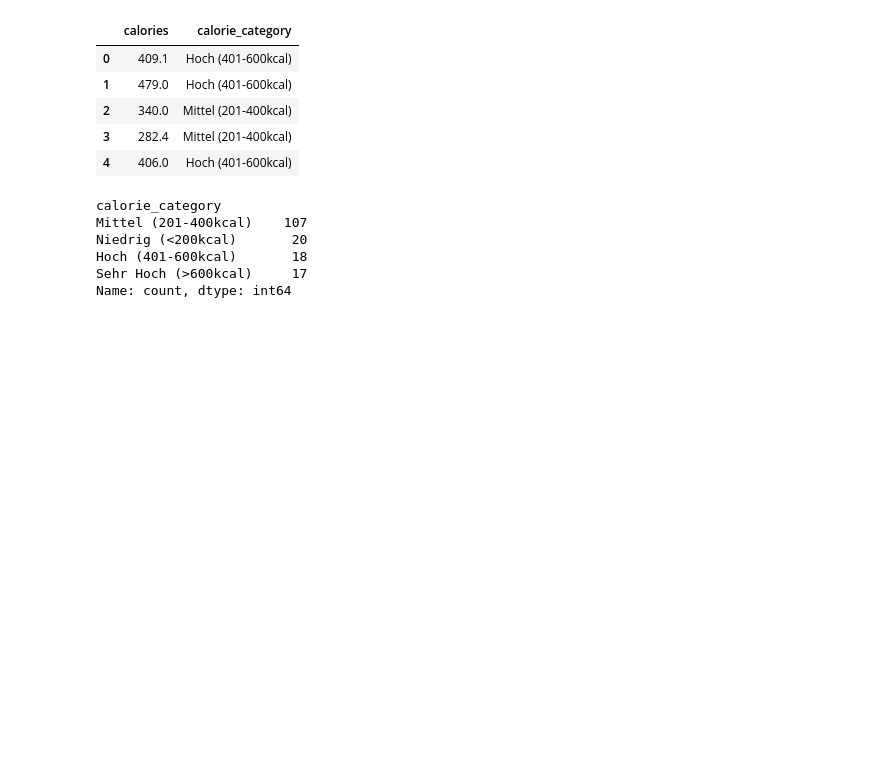
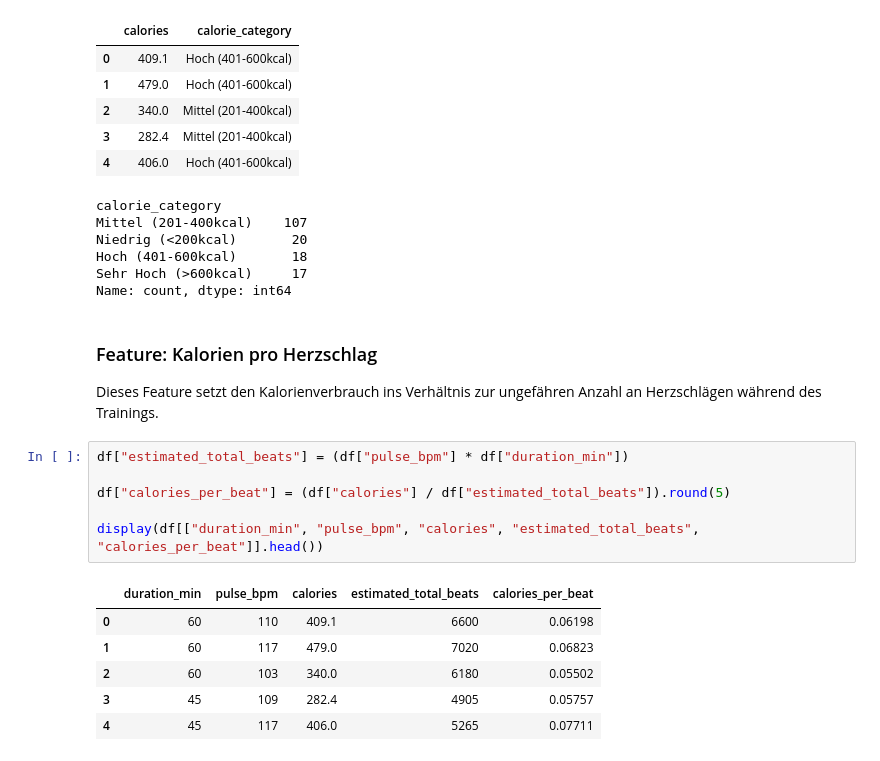
Before and after one commit to MarkDetki/Fitness-exercise, a Jupyter notebook: notebooks/feature engineering/feature engineering.ipynb, the cells around one changed output. Drawn from its saved outputs; the diff is of its cells as text; blank space fills up the shorter version.

```diff
--- a/notebooks/feature engineering/feature engineering.ipynb
+++ b/notebooks/feature engineering/feature engineering.ipynb
@@ -179,3 +179,20 @@ Niedrig (<200kcal)       20
 Hoch (401-600kcal)       18
 Sehr Hoch (>600kcal)     17
 Name: count, dtype: int64
+# %% [markdown]
+### Feature: Kalorien pro Herzschlag
+
+Dieses Feature setzt den Kalorienverbrauch ins Verhältnis zur ungefähren Anzahl an Herzschlägen während des Trainings.
+# %%
+df["estimated_total_beats"] = (df["pulse_bpm"] * df["duration_min"])
+
+df["calories_per_beat"] = (df["calories"] / df["estimated_total_beats"]).round(5)
+
+display(df[["duration_min", "pulse_bpm", "calories", "estimated_total_beats", "calories_per_beat"]].head())
+# %% [output]
+|  | duration_min | pulse_bpm | calories | estimated_total_beats | calories_per_beat |
+| 0 | 60 | 110 | 409.1 | 6600 | 0.06198 |
+| 1 | 60 | 117 | 479.0 | 7020 | 0.06823 |
+| 2 | 60 | 103 | 340.0 | 6180 | 0.05502 |
+| 3 | 45 | 109 | 282.4 | 4905 | 0.05757 |
+| 4 | 45 | 117 | 406.0 | 5265 | 0.07711 |
```
Also changed, not shown: parts of 16 cells of this notebook, 1 other file.
